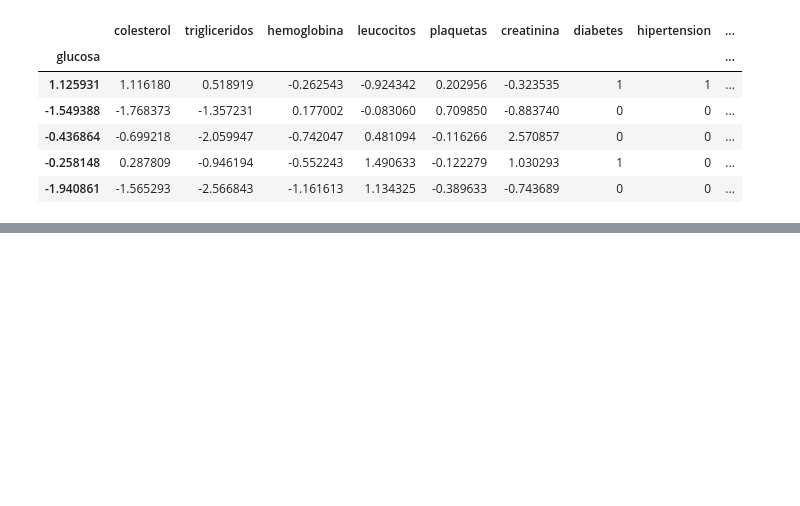
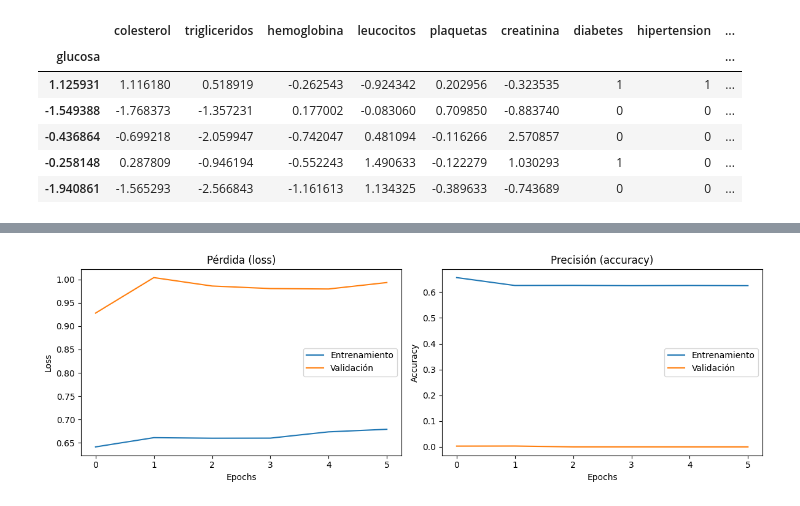
Before and after one commit to josean9/IA-Casos, a Jupyter notebook: notebooks/notebook3_modelo.ipynb, the cells around one changed output, grey strips where cells are left out. Saved outputs shown, nothing was run; the diff lists cells and outputs as text; code cells hidden in the pictures; blank space fills up the shorter version.

```diff
--- a/notebooks/notebook3_modelo.ipynb
+++ b/notebooks/notebook3_modelo.ipynb
@@ -24,0 +302,32 @@ df.head()
+# %%
+import matplotlib.pyplot as plt
+
+# Entrenamiento
+history = model.fit(X_train_smote, y_train_smote, epochs=6, batch_size=32,
+                    validation_split=0.2, verbose=0)
+
+# --- Añade esto para visualizar ---
+plt.figure(figsize=(12, 4))
+
+# Pérdida
+plt.subplot(1, 2, 1)
+plt.plot(history.history['loss'], label='Entrenamiento')
+plt.plot(history.history['val_loss'], label='Validación')
+plt.title('Pérdida (loss)')
+plt.xlabel('Epochs')
+plt.ylabel('Loss')
+plt.legend()
+
+# Precisión
+plt.subplot(1, 2, 2)
+plt.plot(history.history['accuracy'], label='Entrenamiento')
+plt.plot(history.history['val_accuracy'], label='Validación')
+plt.title('Precisión (accuracy)')
+plt.xlabel('Epochs')
+plt.ylabel('Accuracy')
+plt.legend()
+
+plt.tight_layout()
+plt.show()
+# %% [output]
+[figure, added]
```
Also changed, not shown: parts of 11 cells of this notebook, 1 other file.
